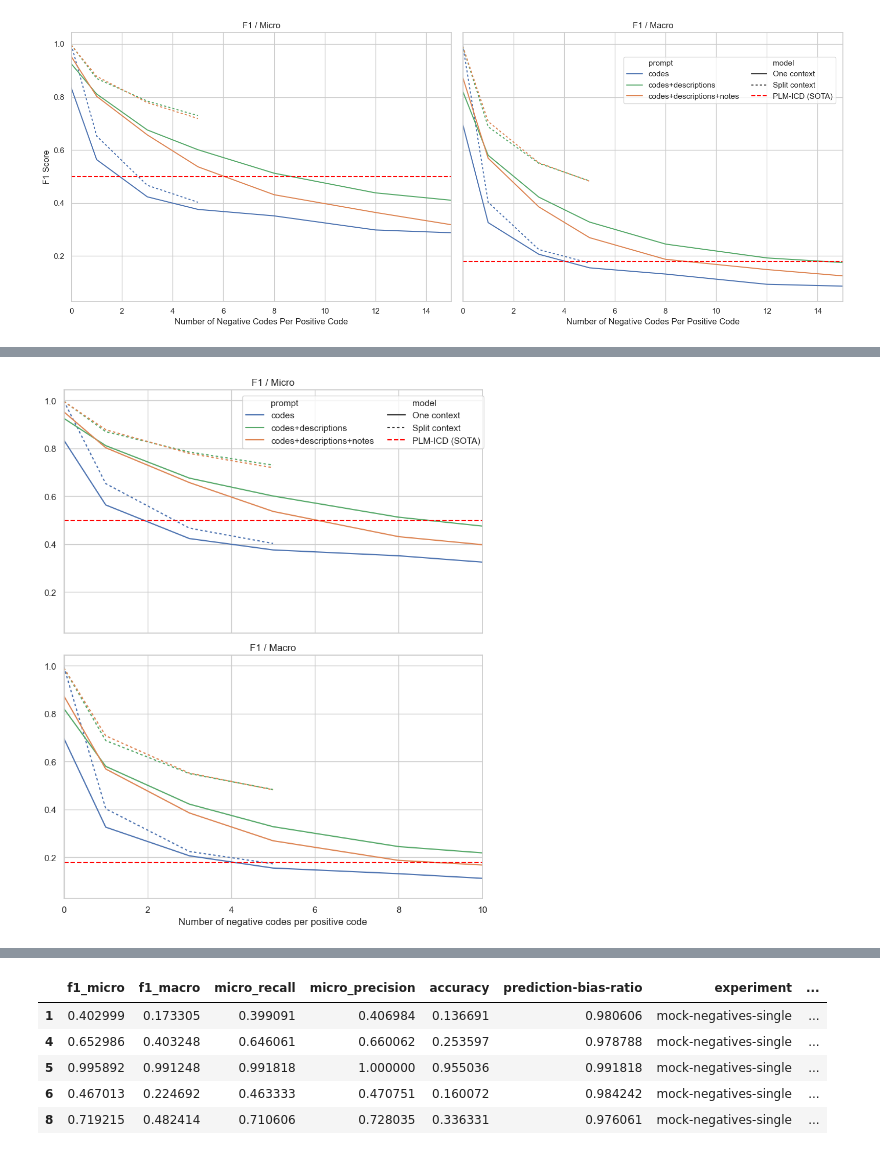
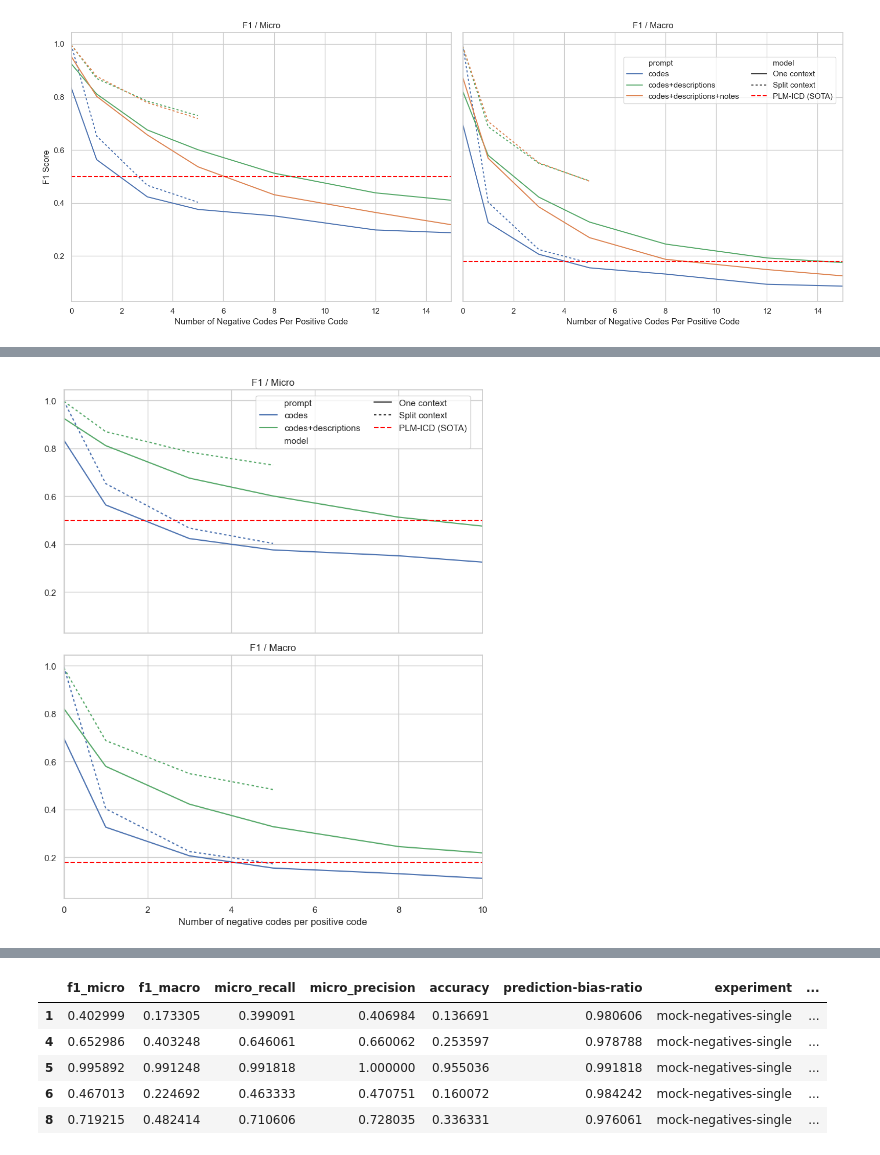
Before and after one commit to MotzWanted/codeseeker, a Jupyter notebook: reports/alignment_benchmark.ipynb, the cells around one changed output, grey strips where cells are left out. Drawn from its saved outputs; the diff is of its cells as text; code cells hidden in the pictures.

```diff
--- a/reports/alignment_benchmark.ipynb
+++ b/reports/alignment_benchmark.ipynb
@@ -53,12 +60,16 @@ df.head(10)
 # %%
 df["model"] = df["prompt"].apply(lambda x: "Split context" if "per_code" in x else "One context")
+df["prompt_type"] = df["prompt"].apply(lambda x: "Structured" if "structured" in x else "Reasoning")
 df['prompt'] = df['prompt'].map(
     {'reasoning_v1': "codes",
      'per_code_v1': "codes",
+     'structured_v1': "codes",
      'reasoning_v2': "codes+descriptions",
      'per_code_v2': "codes+descriptions",
+     'structured_v2': "codes+descriptions",
      'reasoning_v3': "codes+descriptions+notes",
-     'per_code_v3': "codes+descriptions+notes",})
+     'per_code_v3': "codes+descriptions+notes",
+     'structured_v3': "codes+descriptions+notes",})
 # filter out NaN values
 df = df.dropna(subset=['prompt'])
 df.head(10)
@@ -153,16 +225,17 @@ import matplotlib.pyplot as plt
 sns.set_theme(style="whitegrid")
 
 # Define color palette by unique prompts
-unique_prompts = df["prompt"].unique()
-prompt_order = ["codes", "codes+descriptions", "codes+descriptions+notes"]
+unique_prompts = plot_df["prompt"].unique()
+prompt_order = ["codes", "codes+descriptions"]
 palette = dict(zip(unique_prompts, sns.color_palette(n_colors=len(unique_prompts))))
 
 # Create vertically stacked subplots
 fig, axes = plt.subplots(2, 1, figsize=(8, 10), sharex=True, sharey=True)
 
+plot_df = plot_df[(plot_df["prompt"] == "codes") | (plot_df["prompt"] == "codes+descriptions")]
 # Plot for f1_micro (Top subplot)
 sns.lineplot(
-    data=df,
+    data=plot_df,
     x="negatives",
     y="f1_micro",
     hue="prompt",
@@ -179,7 +252,7 @@ axes[0].set_xlim([0, 10])
 
 # Plot for f1_macro (Bottom subplot)
 sns.lineplot(
-    data=df,
+    data=plot_df,
     x="negatives",
     y="f1_macro",
     hue="prompt",
@@ -190,31 +263,31 @@ sns.lineplot(
     palette=palette,
     ax=axes[1]
 )
 axes[1].set_title("F1 / Macro")
 axes[1].axhline(y=0.18, color='red', linestyle='--', linewidth=1.5, label="PLM-ICD (SOTA)")
 axes[1].set_xlim([0, 10])
 
 # Axis labels (set only on the bottom for clarity)
 axes[1].set_xlabel("Number of negative codes per positive code")
 axes[0].yaxis.label.set_visible(False)
 axes[1].yaxis.label.set_visible(False)
 
 # Shared legend
 handles, labels = axes[1].get_legend_handles_labels()
 fig.legend(
     handles,
     labels,
     loc='upper center',
     bbox_to_anchor=(0.71, 0.94),
     ncol=2,
     columnspacing=1.5
 )
 
 # Remove individual legends
 axes[0].legend_.remove()
 axes[1].legend_.remove()
 
 plt.tight_layout(rect=[0, 0, 1, 0.98])
 plt.show()
 # %% [output]
-[figure, old version]
+[figure, new version]
```
Also changed, not shown: parts of 15 cells of this notebook, 44 other files.
